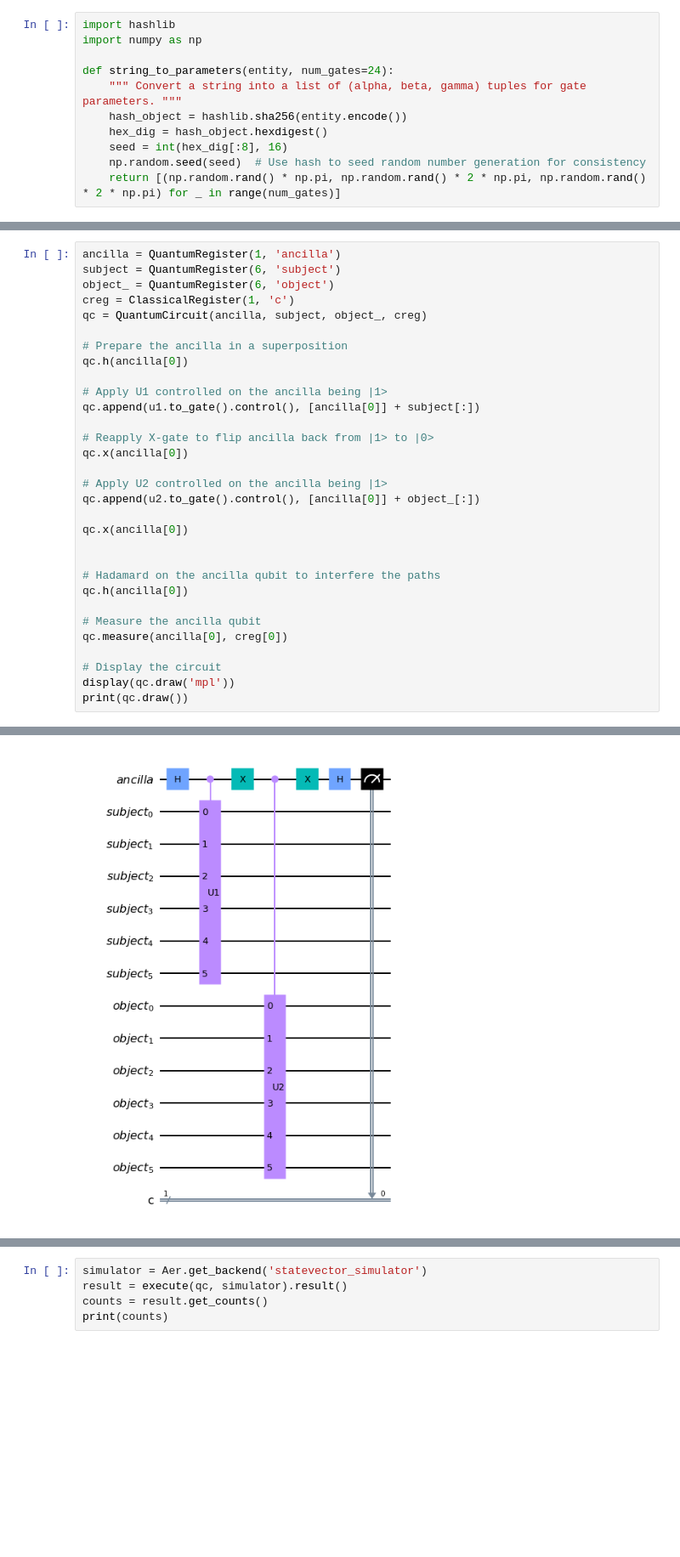
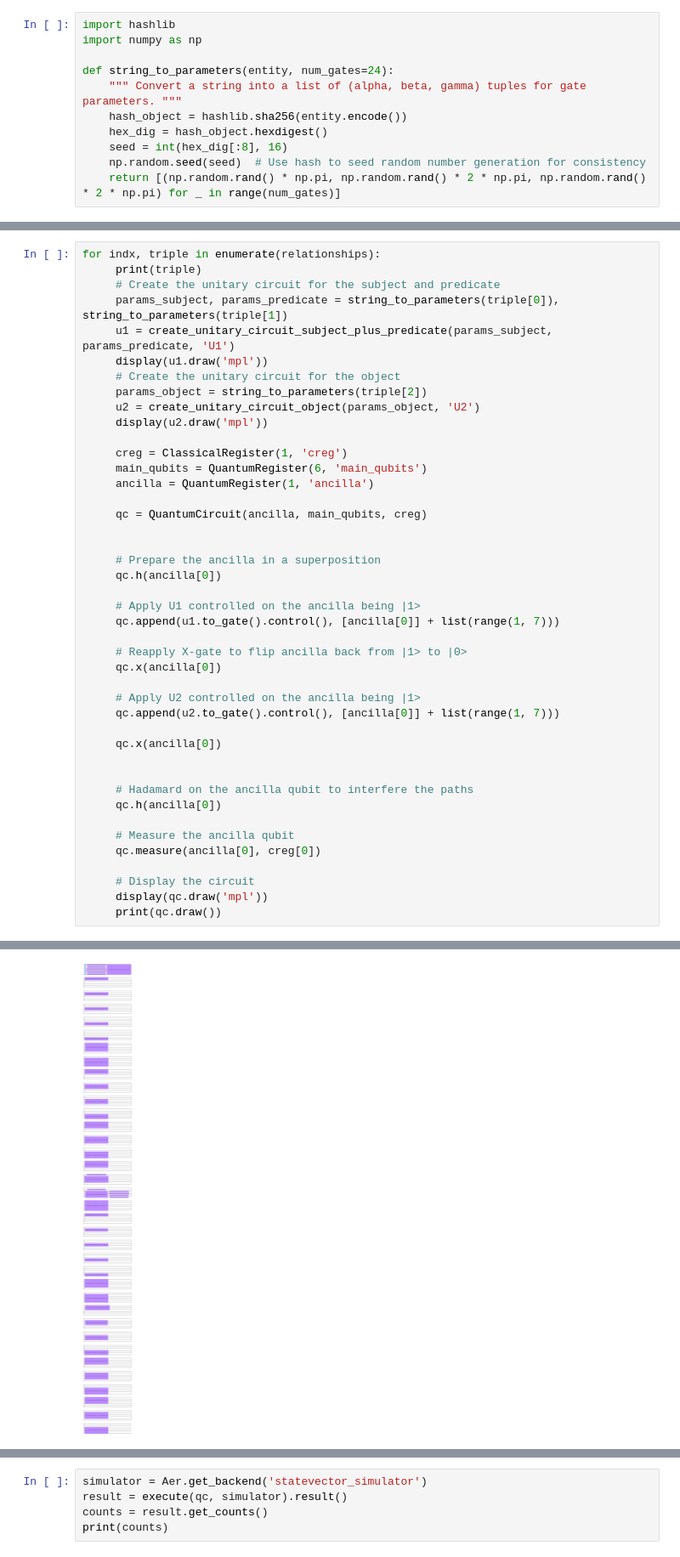
Before and after one commit to acaen007/QuantumPQC, a Jupyter notebook: fQCE.ipynb, the cells around one changed output, grey strips where cells are left out. Shown at 85% size. Saved outputs shown, nothing was run; the diff lists cells and outputs as text; blank space fills up the shorter version.

Commit message:
working circuit

```diff
--- a/fQCE.ipynb
+++ b/fQCE.ipynb
@@ -178,32 +348,44 @@ u2 = create_unitary_circuit_object(params_u2, 'U2')
 # %%
-ancilla = QuantumRegister(1, 'ancilla')
-subject = QuantumRegister(6, 'subject')
-object_ = QuantumRegister(6, 'object')
-creg = ClassicalRegister(1, 'c')
-qc = QuantumCircuit(ancilla, subject, object_, creg)
+for indx, triple in enumerate(relationships):
+     print(triple)
+     # Create the unitary circuit for the subject and predicate
+     params_subject, params_predicate = string_to_parameters(triple[0]), string_to_parameters(triple[1])
+     u1 = create_unitary_circuit_subject_plus_predicate(params_subject, params_predicate, 'U1')
+     display(u1.draw('mpl'))
+     # Create the unitary circuit for the object
+     params_object = string_to_parameters(triple[2])
+     u2 = create_unitary_circuit_object(params_object, 'U2')
+     display(u2.draw('mpl'))
 
-# Prepare the ancilla in a superposition
-qc.h(ancilla[0])
+     creg = ClassicalRegister(1, 'creg')
+     main_qubits = QuantumRegister(6, 'main_qubits')
+     ancilla = QuantumRegister(1, 'ancilla')
 
-# Apply U1 controlled on the ancilla being |1>
-qc.append(u1.to_gate().control(), [ancilla[0]] + subject[:])
-
-# Reapply X-gate to flip ancilla back from |1> to |0>
-qc.x(ancilla[0])
-
-# Apply U2 controlled on the ancilla being |1>
-qc.append(u2.to_gate().control(), [ancilla[0]] + object_[:])
-
-qc.x(ancilla[0])
+     qc = QuantumCircuit(ancilla, main_qubits, creg)
 
 
-# Hadamard on the ancilla qubit to interfere the paths
-qc.h(ancilla[0])
+     # Prepare the ancilla in a superposition
+     qc.h(ancilla[0])
 
-# Measure the ancilla qubit
-qc.measure(ancilla[0], creg[0])
+     # Apply U1 controlled on the ancilla being |1>
+     qc.append(u1.to_gate().control(), [ancilla[0]] + list(range(1, 7)))
 
-# Display the circuit
-display(qc.draw('mpl'))
-print(qc.draw())
+     # Reapply X-gate to flip ancilla back from |1> to |0>
+     qc.x(ancilla[0])
+
+     # Apply U2 controlled on the ancilla being |1>
+     qc.append(u2.to_gate().control(), [ancilla[0]] + list(range(1, 7)))
+
+     qc.x(ancilla[0])
+
+
+     # Hadamard on the ancilla qubit to interfere the paths
+     qc.h(ancilla[0])
+
+     # Measure the ancilla qubit
+     qc.measure(ancilla[0], creg[0])
+
+     # Display the circuit
+     display(qc.draw('mpl'))
+     print(qc.draw())
 # %% [output]
@@ -210 +393 @@ print(qc.draw())
-[figure, old version]
+[figure, new version]
```
Also changed, not shown: parts of 4 cells of this notebook.
